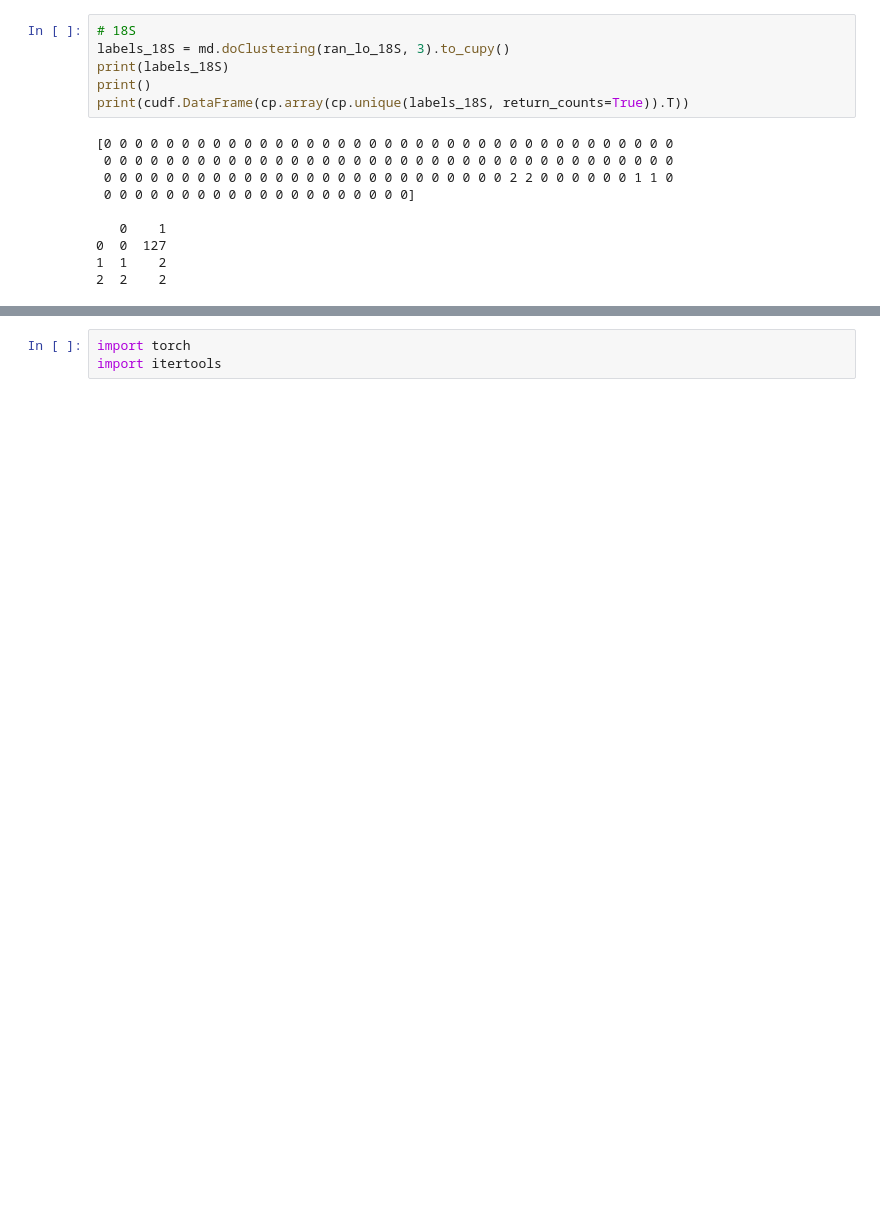
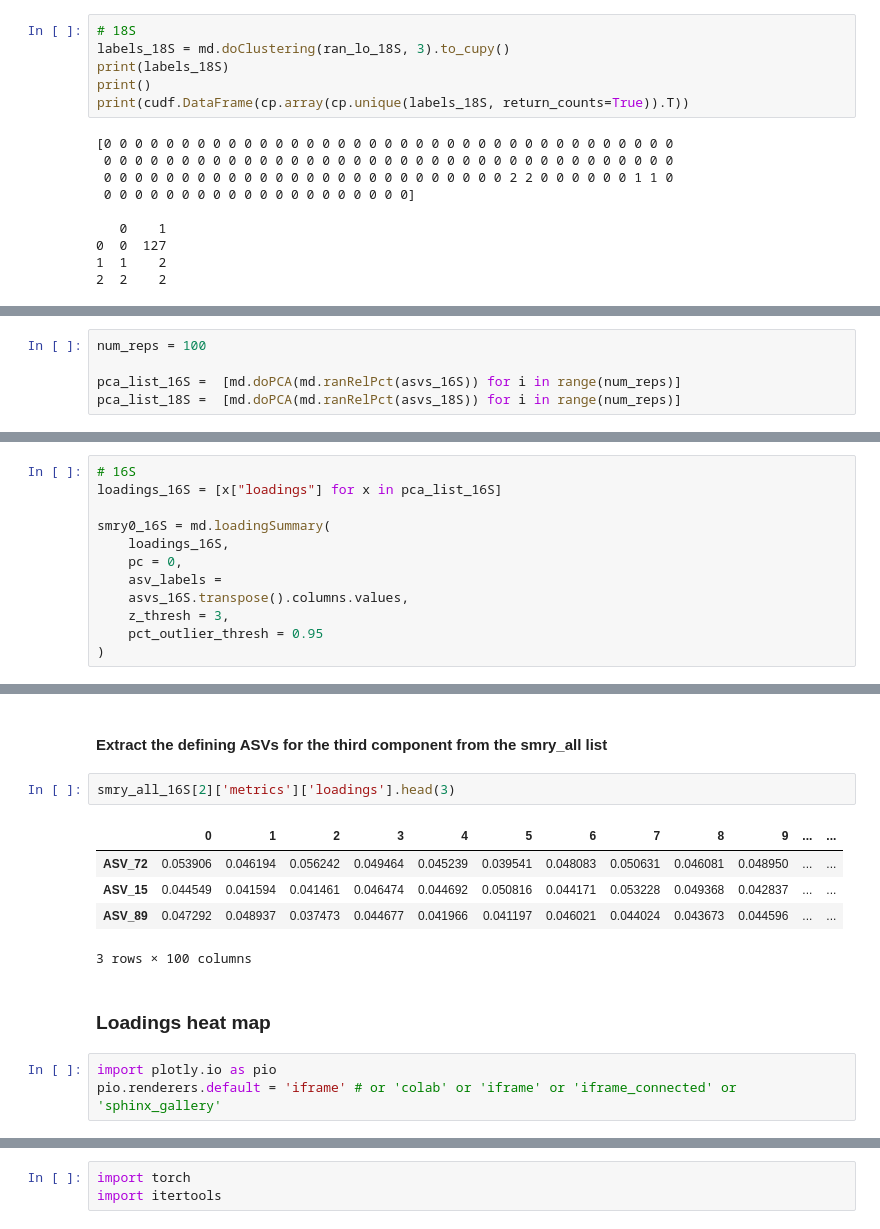
Before and after one commit to nvpatin/MAMBO, a Jupyter notebook: MainScripts/clustering_RAPIDS.ipynb, the cells around one changed output, grey strips where cells are left out. Drawn from its saved outputs; the diff is of its cells as text; blank space fills up the shorter version.

```diff
--- a/MainScripts/clustering_RAPIDS.ipynb
+++ b/MainScripts/clustering_RAPIDS.ipynb
@@ -138,0 +122,5 @@ fig.show()
+# %%
+num_reps = 100
+
+pca_list_16S =  [md.doPCA(md.ranRelPct(asvs_16S)) for i in range(num_reps)]
+pca_list_18S =  [md.doPCA(md.ranRelPct(asvs_18S)) for i in range(num_reps)]
@@ -138,0 +146,12 @@ fig.show()
+# %%
+# 16S
+loadings_16S = [x["loadings"] for x in pca_list_16S]
+
+smry0_16S = md.loadingSummary(
+    loadings_16S,
+    pc = 0,
+    asv_labels =
+    asvs_16S.transpose().columns.values,
+    z_thresh = 3,
+    pct_outlier_thresh = 0.95
+)
@@ -138,0 +244,15 @@ fig.show()
+# %% [markdown]
+#### Extract the defining ASVs for the third component from the smry_all list
+# %%
+smry_all_16S[2]['metrics']['loadings'].head(3)
+# %% [output]
+|  | 0 | 1 | 2 | 3 | 4 | 5 | 6 | 7 | 8 | 9 | ... | ... |
+| ASV_72 | 0.053906 | 0.046194 | 0.056242 | 0.049464 | 0.045239 | 0.039541 | 0.048083 | 0.050631 | 0.046081 | 0.048950 | ... | ... |
+| ASV_15 | 0.044549 | 0.041594 | 0.041461 | 0.046474 | 0.044692 | 0.050816 | 0.044171 | 0.053228 | 0.049368 | 0.042837 | ... | ... |
+| ASV_89 | 0.047292 | 0.048937 | 0.037473 | 0.044677 | 0.041966 | 0.041197 | 0.046021 | 0.044024 | 0.043673 | 0.044596 | ... | ... |
+3 rows × 100 columns
+# %% [markdown]
+### Loadings heat map
+# %%
+import plotly.io as pio
+pio.renderers.default = 'iframe' # or 'colab' or 'iframe' or 'iframe_connected' or 'sphinx_gallery'
```
Also changed, not shown: parts of 43 cells of this notebook, 1 other file.
